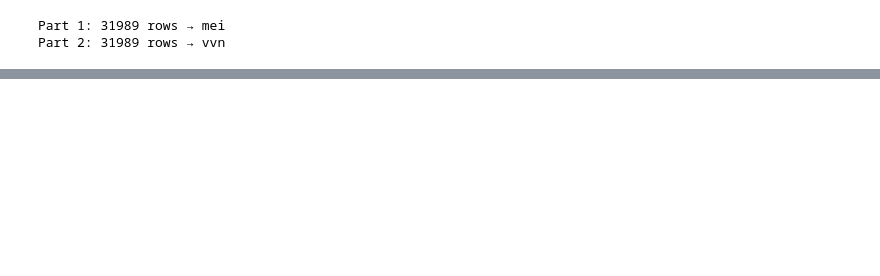
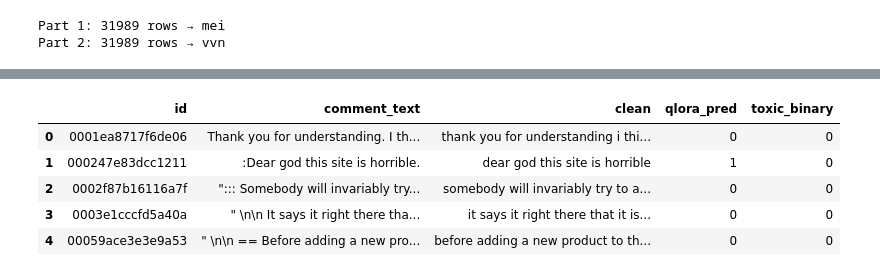
Before and after one commit to meiw02/LLM_project, a Jupyter notebook: project.ipynb, the cells around one changed output, grey strips where cells are left out. Cells and saved outputs as stored; diff of their text form; code cells hidden in the pictures; blank space fills up the shorter version.

```diff
--- a/project.ipynb
+++ b/project.ipynb
@@ -647,10 +436,0 @@ Best F1:        0.3853
-# %%
-# try with new threshold
-
-threshold = 0.8
-val_df['llama_pred'] = (val_df['llama_similarity'] >= threshold).astype(int)
-
-# Evaluate
-print(classification_report(val_df['toxic'], val_df['llama_pred']))
-macro_f1 = f1_score(val_df['toxic'], val_df['llama_pred'], average='macro', zero_division=0)
-print(f"Macro F1: {macro_f1:.4f}")
@@ -668,5 +436,0 @@ Macro F1: 0.6349
-# %%
-val_df['tfidf_pred'] = y_pred[:, 0]  # toxic column only
-
-# Now check the columns exist
-print(val_df.columns.tolist())
@@ -747,0 +540,8 @@ def zero_shot_predict(text, model, tokenizer):
+# %%
+val_preds = []
+
+for text in tqdm(val_zero_df["comment_text"]):
+    pred = zero_shot_predict(text, model_id, tokenizer)
+    val_preds.append(pred)
+
+val_zero_df["zero_shot_pred"] = val_preds
@@ -1337,0 +1167,26 @@ Username for 'https://github.com':
+# %%
+part1 = pd.read_csv("test_part1_predictions.csv")
+part2 = pd.read_csv("test_part2_predictions.csv")
+
+qlora_test_df = pd.concat(
+    [part1, part2],
+    ignore_index=True
+)
+# %%
+# conbine y_pred
+cols_to_merge = ["id", "toxic_binary"]
+
+qlora_test_df = qlora_test_df.merge(
+    test_eval_df[cols_to_merge],
+    on="id",
+    how="left"
+)
+
+qlora_test_df.head()
+# %% [output]
+|  | id | comment_text | clean | qlora_pred | toxic_binary |
+| 0 | 0001ea8717f6de06 | Thank you for understanding. I th... | thank you for understanding i thi... | 0 | 0 |
+| 1 | 000247e83dcc1211 | :Dear god this site is horrible. | dear god this site is horrible | 1 | 0 |
+| 2 | 0002f87b16116a7f | "::: Somebody will invariably try... | somebody will invariably try to a... | 0 | 0 |
+| 3 | 0003e1cccfd5a40a | " \n\n It says it right there tha... | it says it right there that it is... | 0 | 0 |
+| 4 | 00059ace3e3e9a53 | " \n\n == Before adding a new pro... | before adding a new product to th... | 0 | 0 |
```
Also changed, not shown: parts of 106 cells of this notebook.
